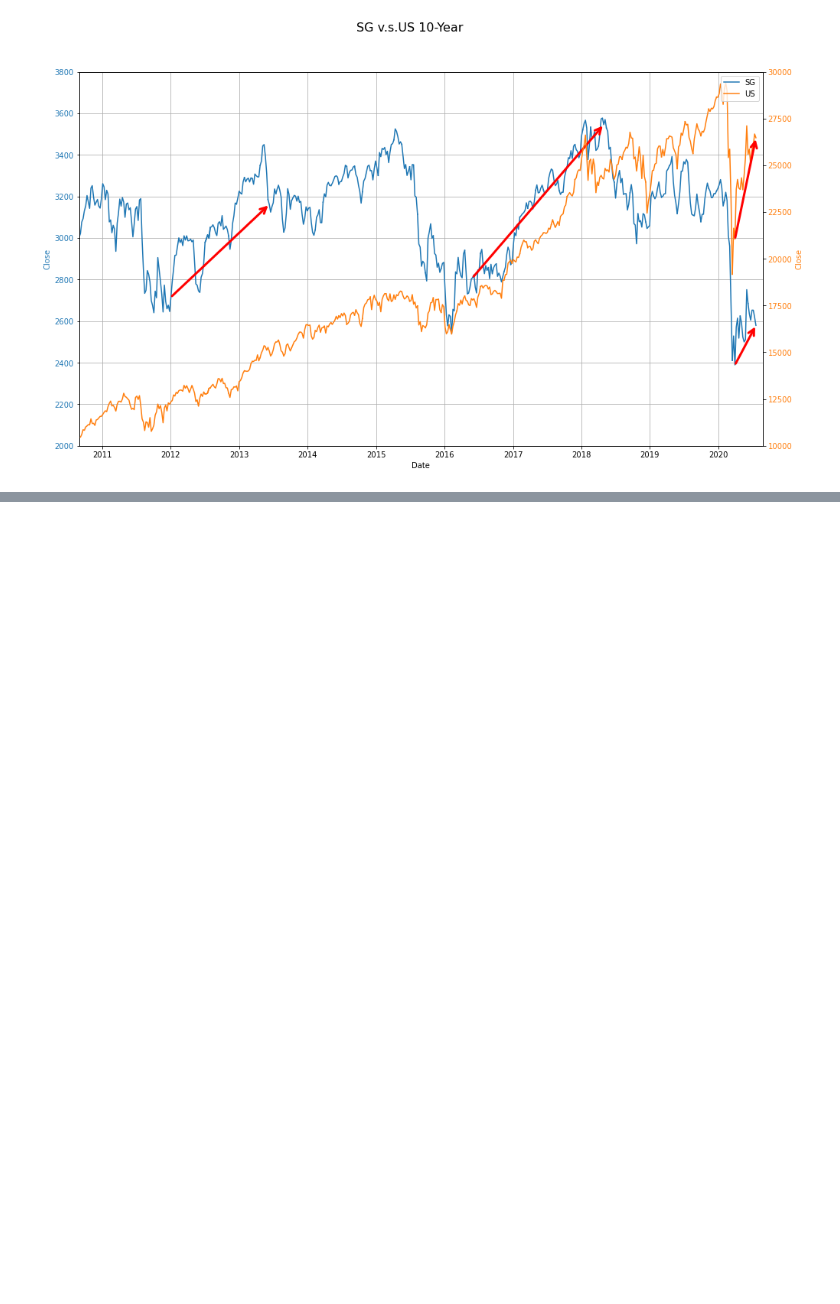
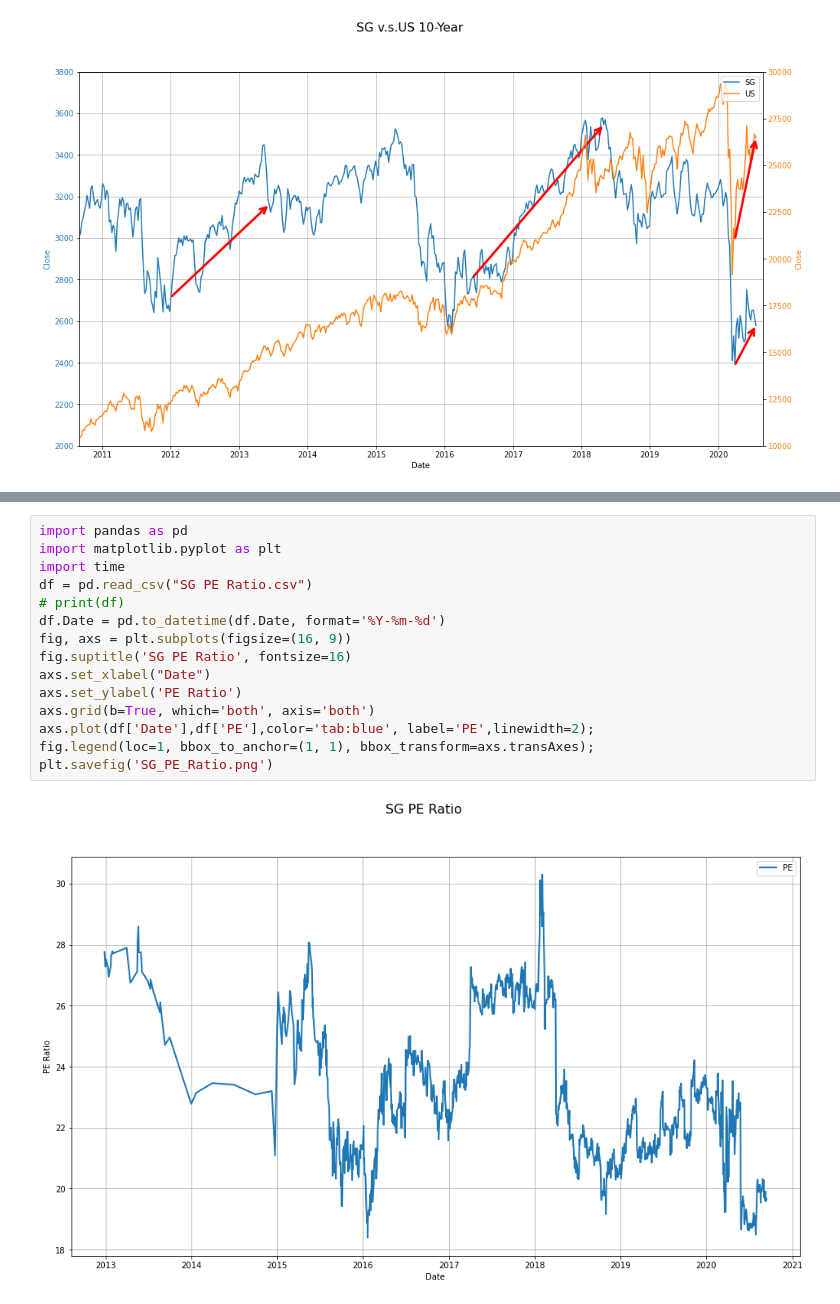
Before and after one commit to GuRuxixue/IE5600, a Jupyter notebook: Ruixue.ipynb, the cells around one changed output, grey strips where cells are left out. Cells and saved outputs as stored; diff of their text form; blank space fills up the shorter version.

```diff
--- a/Ruixue.ipynb
+++ b/Ruixue.ipynb
@@ -171,0 +220,17 @@ plt.close('all')
+# %%
+import pandas as pd
+import matplotlib.pyplot as plt
+import time
+df = pd.read_csv("SG PE Ratio.csv")
+# print(df)
+df.Date = pd.to_datetime(df.Date, format='%Y-%m-%d')
+fig, axs = plt.subplots(figsize=(16, 9))
+fig.suptitle('SG PE Ratio', fontsize=16)
+axs.set_xlabel("Date")
+axs.set_ylabel('PE Ratio')
+axs.grid(b=True, which='both', axis='both')
+axs.plot(df['Date'],df['PE'],color='tab:blue', label='PE',linewidth=2);
+fig.legend(loc=1, bbox_to_anchor=(1, 1), bbox_transform=axs.transAxes);
+plt.savefig('SG_PE_Ratio.png')
+# %% [output]
+[figure, added]
```
Also changed, not shown: parts of 2 cells of this notebook, 5 other files.
